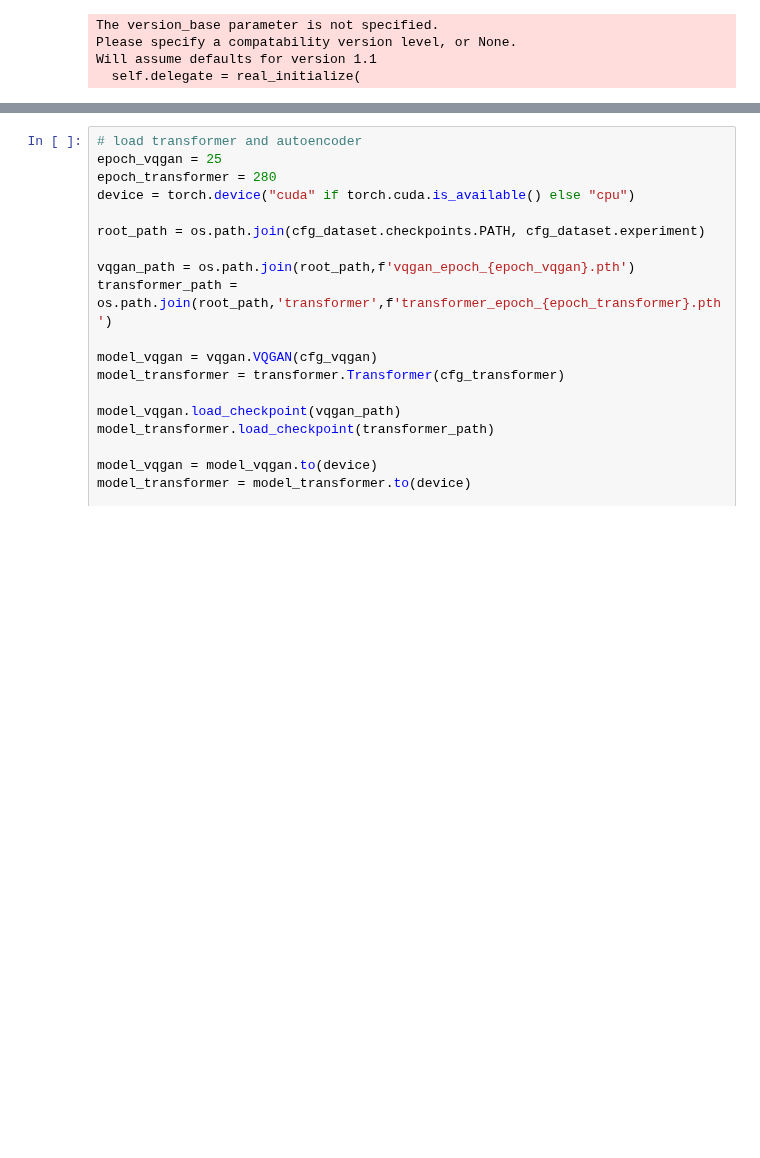
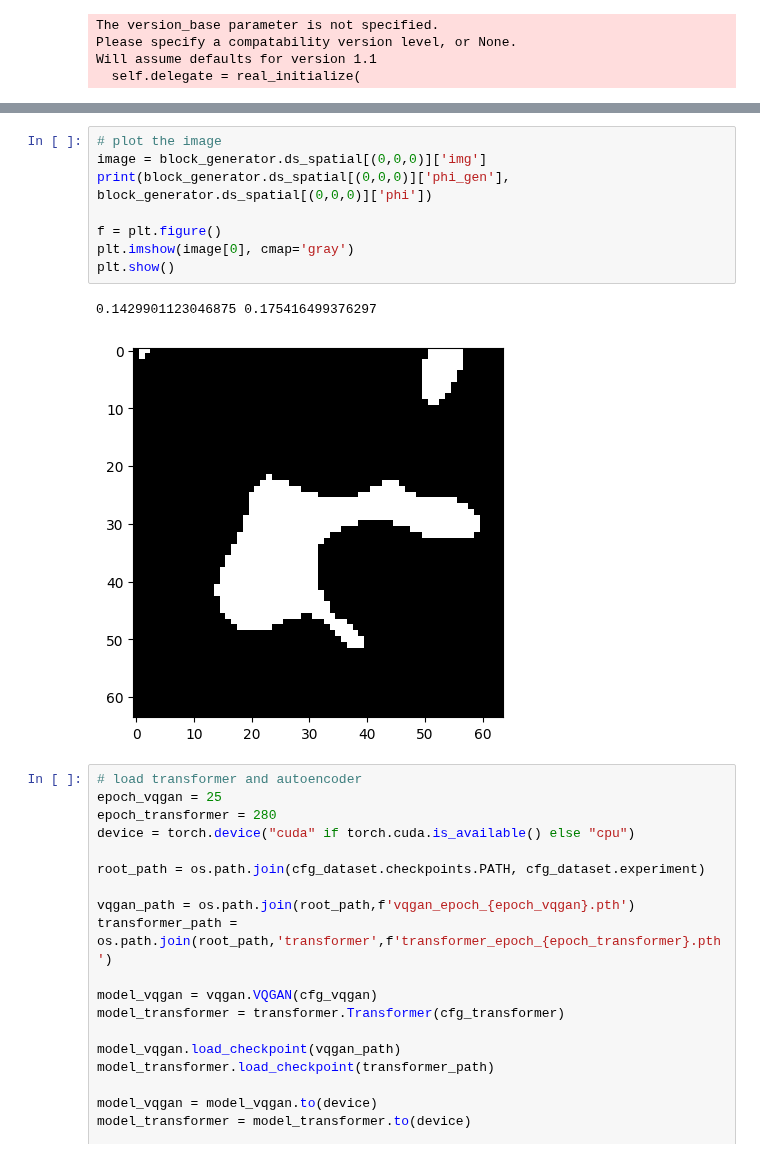
Before and after one commit to ZihanRen/poretransformer, a Jupyter notebook: lpu3dnet/eval/transformer_explore.ipynb, the cells around one changed output, grey strips where cells are left out. Cells and saved outputs as stored; diff of their text form; blank space fills up the shorter version.

```diff
--- a/lpu3dnet/eval/transformer_explore.ipynb
+++ b/lpu3dnet/eval/transformer_explore.ipynb
@@ -23,3 +117,14 @@ Will assume defaults for version 1.1
+# %%
+# plot the image
+image = block_generator.ds_spatial[(0,0,0)]['img']
+print(block_generator.ds_spatial[(0,0,0)]['phi_gen'], block_generator.ds_spatial[(0,0,0)]['phi'])
+
+f = plt.figure()
+plt.imshow(image[0], cmap='gray')
+plt.show()
+# %% [output]
+0.1429901123046875 0.175416499376297
+[figure, added]
 # %%
 # load transformer and autoencoder
 epoch_vqgan = 25
```
Also changed, not shown: parts of 7 cells of this notebook, 1 other file.
